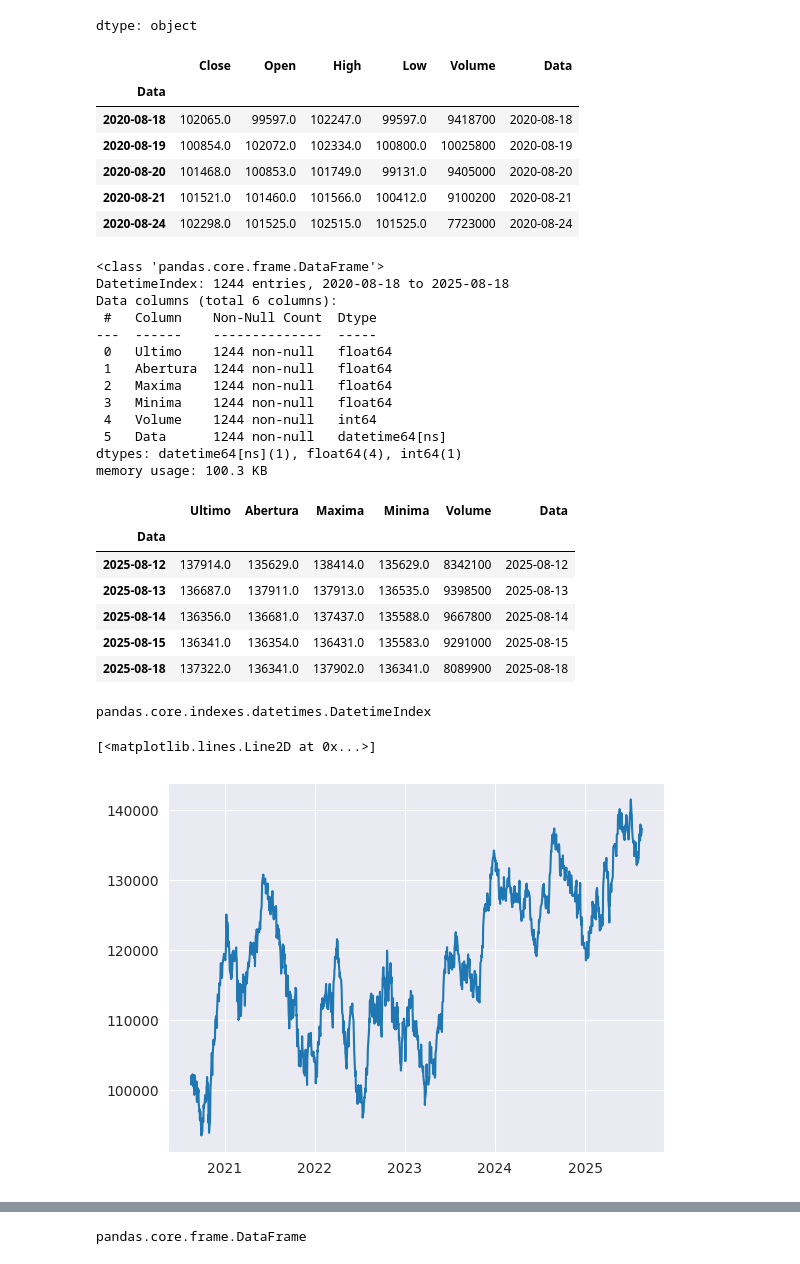
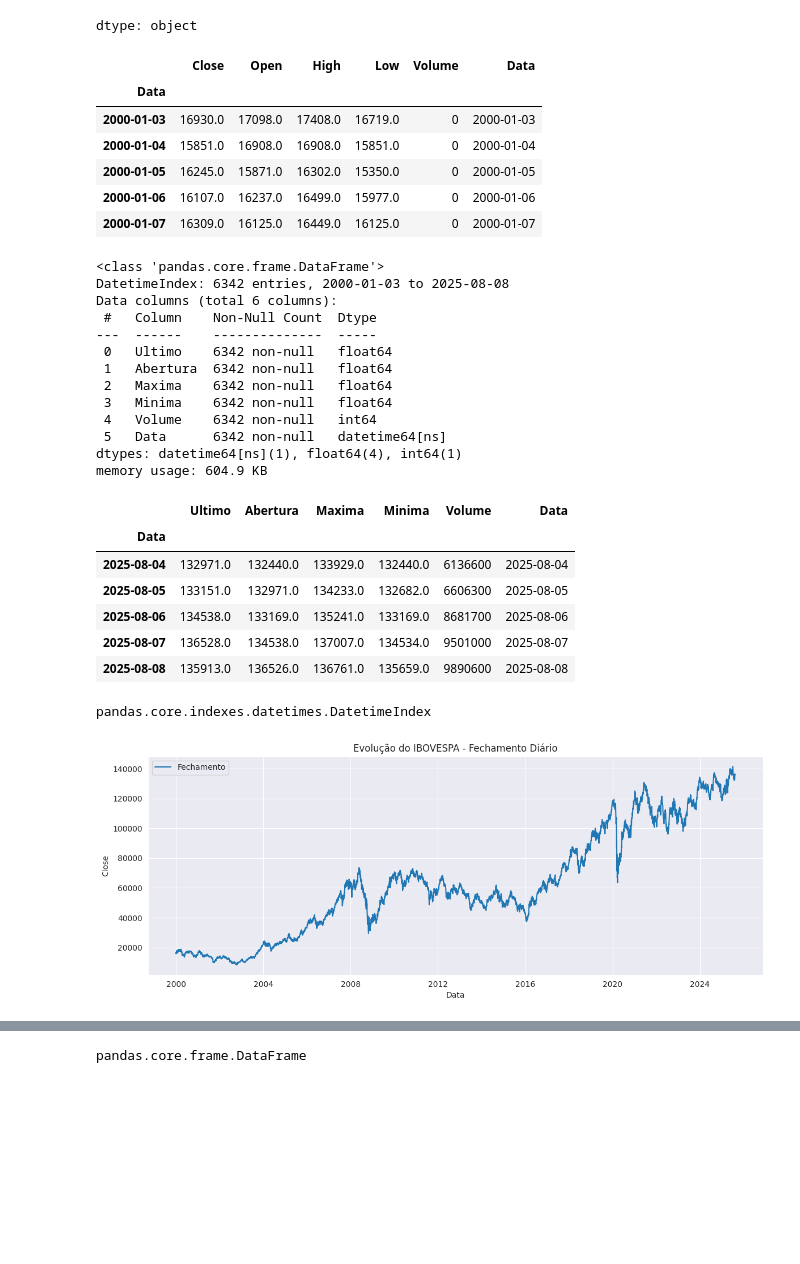
Before and after one commit to paulopetrillo/FIAP_TECH_CHALENGE_01, a Jupyter notebook: TECH_CHALENGE_01.ipynb, the cells around one changed output, grey strips where cells are left out. Saved outputs shown, nothing was run; the diff lists cells and outputs as text; code cells hidden in the pictures; blank space fills up the shorter version.

```diff
--- a/TECH_CHALENGE_01.ipynb
+++ b/TECH_CHALENGE_01.ipynb
@@ -95,9 +95,9 @@ ERROR:yfinance:HTTP Error 404:
 # Download end date string (YYYY-MM-DD) or _datetime, exclusive. Default is now E.g. for end=”2023-01-01”, the last data point will be on “2022-12-31”
 # %%
 # Atribuinda os dados a variável dados.
-#dados = dat.history(period="max")
-#dados = dados.history(start='2022-01-01', end='2025-07-19')
-dados = dados.history(period='5y')
+# dados = dados.history(period="max")
+dados = dados.history(start="2000-01-01", end="2025-08-10")
+#dados = dados.history(period='5y')
 
 
 # transforma dados em um Dataframe.
@@ -272,11 +247,11 @@ dados.head()
 # %% [output]
 |  | Close | Open | High | Low | Volume | Data |
 | Data |  |  |  |  |  |  |
-| 2020-08-18 | 102065.0 | 99597.0 | 102247.0 | 99597.0 | 9418700 | 2020-08-18 |
-| 2020-08-19 | 100854.0 | 102072.0 | 102334.0 | 100800.0 | 10025800 | 2020-08-19 |
-| 2020-08-20 | 101468.0 | 100853.0 | 101749.0 | 99131.0 | 9405000 | 2020-08-20 |
-| 2020-08-21 | 101521.0 | 101460.0 | 101566.0 | 100412.0 | 9100200 | 2020-08-21 |
-| 2020-08-24 | 102298.0 | 101525.0 | 102515.0 | 101525.0 | 7723000 | 2020-08-24 |
+| 2000-01-03 | 16930.0 | 17098.0 | 17408.0 | 16719.0 | 0 | 2000-01-03 |
+| 2000-01-04 | 15851.0 | 16908.0 | 16908.0 | 15851.0 | 0 | 2000-01-04 |
+| 2000-01-05 | 16245.0 | 15871.0 | 16302.0 | 15350.0 | 0 | 2000-01-05 |
+| 2000-01-06 | 16107.0 | 16237.0 | 16499.0 | 15977.0 | 0 | 2000-01-06 |
+| 2000-01-07 | 16309.0 | 16125.0 | 16449.0 | 16125.0 | 0 | 2000-01-07 |
 # %%
 # # Executar está célula caso queira apagar (dropar) a coluna "Data".
 # dados.drop(labels=['Data'], axis=1, inplace=True)
@@ -291,35 +266,45 @@ dados.info()
 dados.tail()
 # %% [output]
 <class 'pandas.core.frame.DataFrame'>
-DatetimeIndex: 1244 entries, 2020-08-18 to 2025-08-18
+DatetimeIndex: 6342 entries, 2000-01-03 to 2025-08-08
 Data columns (total 6 columns):
  #   Column    Non-Null Count  Dtype
 ---  ------    --------------  -----
- 0   Ultimo    1244 non-null   float64
- 1   Abertura  1244 non-null   float64
- 2   Maxima    1244 non-null   float64
- 3   Minima    1244 non-null   float64
- 4   Volume    1244 non-null   int64
- 5   Data      1244 non-null   datetime64[ns]
+ 0   Ultimo    6342 non-null   float64
+ 1   Abertura  6342 non-null   float64
+ 2   Maxima    6342 non-null   float64
+ 3   Minima    6342 non-null   float64
+ 4   Volume    6342 non-null   int64
+ 5   Data      6342 non-null   datetime64[ns]
 dtypes: datetime64[ns](1), float64(4), int64(1)
-memory usage: 100.3 KB
+memory usage: 604.9 KB
 |  | Ultimo | Abertura | Maxima | Minima | Volume | Data |
 | Data |  |  |  |  |  |  |
-| 2025-08-12 | 137914.0 | 135629.0 | 138414.0 | 135629.0 | 8342100 | 2025-08-12 |
-| 2025-08-13 | 136687.0 | 137911.0 | 137913.0 | 136535.0 | 9398500 | 2025-08-13 |
-| 2025-08-14 | 136356.0 | 136681.0 | 137437.0 | 135588.0 | 9667800 | 2025-08-14 |
-| 2025-08-15 | 136341.0 | 136354.0 | 136431.0 | 135583.0 | 9291000 | 2025-08-15 |
-| 2025-08-18 | 137322.0 | 136341.0 | 137902.0 | 136341.0 | 8089900 | 2025-08-18 |
+| 2025-08-04 | 132971.0 | 132440.0 | 133929.0 | 132440.0 | 6136600 | 2025-08-04 |
+| 2025-08-05 | 133151.0 | 132971.0 | 134233.0 | 132682.0 | 6606300 | 2025-08-05 |
+| 2025-08-06 | 134538.0 | 133169.0 | 135241.0 | 133169.0 | 8681700 | 2025-08-06 |
+| 2025-08-07 | 136528.0 | 134538.0 | 137007.0 | 134534.0 | 9501000 | 2025-08-07 |
+| 2025-08-08 | 135913.0 | 136526.0 | 136761.0 | 135659.0 | 9890600 | 2025-08-08 |
 # %%
 type(dados.index)
 # %% [output]
 pandas.core.indexes.datetimes.DatetimeIndex
 # %%
 # Plotando os resultados do Valor de fechamento da bolsa (campo chamado "Último").
-plt.plot(dados.index, dados['Ultimo'])
+#plt.plot(dados.index, dados['Ultimo'])
 #plt.plot(dados.Data, dados['Último'])
+
+
+# Plot fechamento
+plt.figure(figsize=(14, 5))
+plt.plot(dados['Data'], dados['Ultimo'], label='Fechamento')
+plt.title('Evolução do IBOVESPA - Fechamento Diário')
+plt.xlabel('Data')
+plt.ylabel('Close')
+plt.grid(True)
+plt.legend()
+plt.show()
 # %% [output]
-[<matplotlib.lines.Line2D at 0x...>]
-[figure, old version]
+[figure, new version]
 # %%
 resultados = seasonal_decompose(dados['Ultimo'], model='additive', period=252)
```
Also changed, not shown: parts of 47 cells of this notebook.
